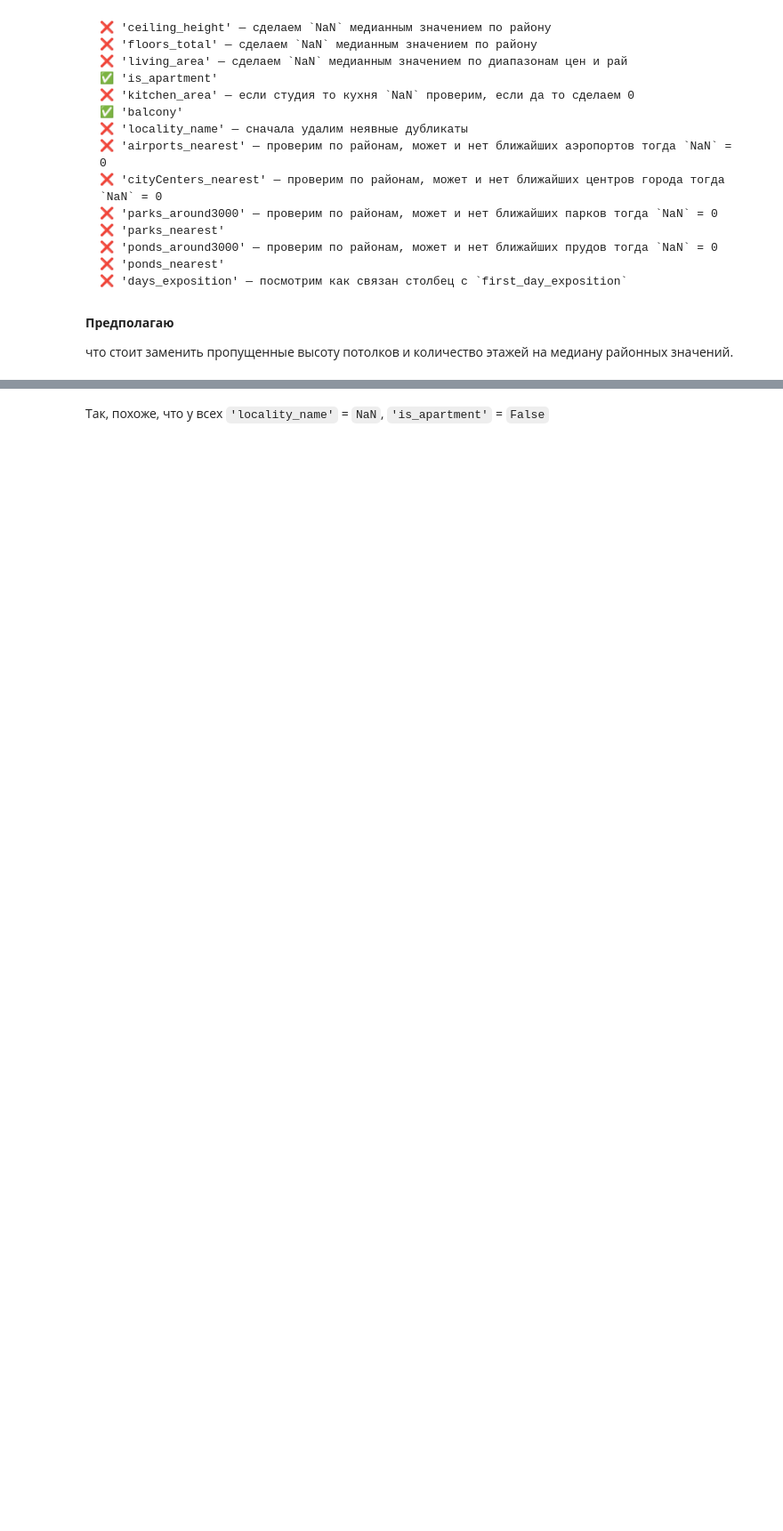
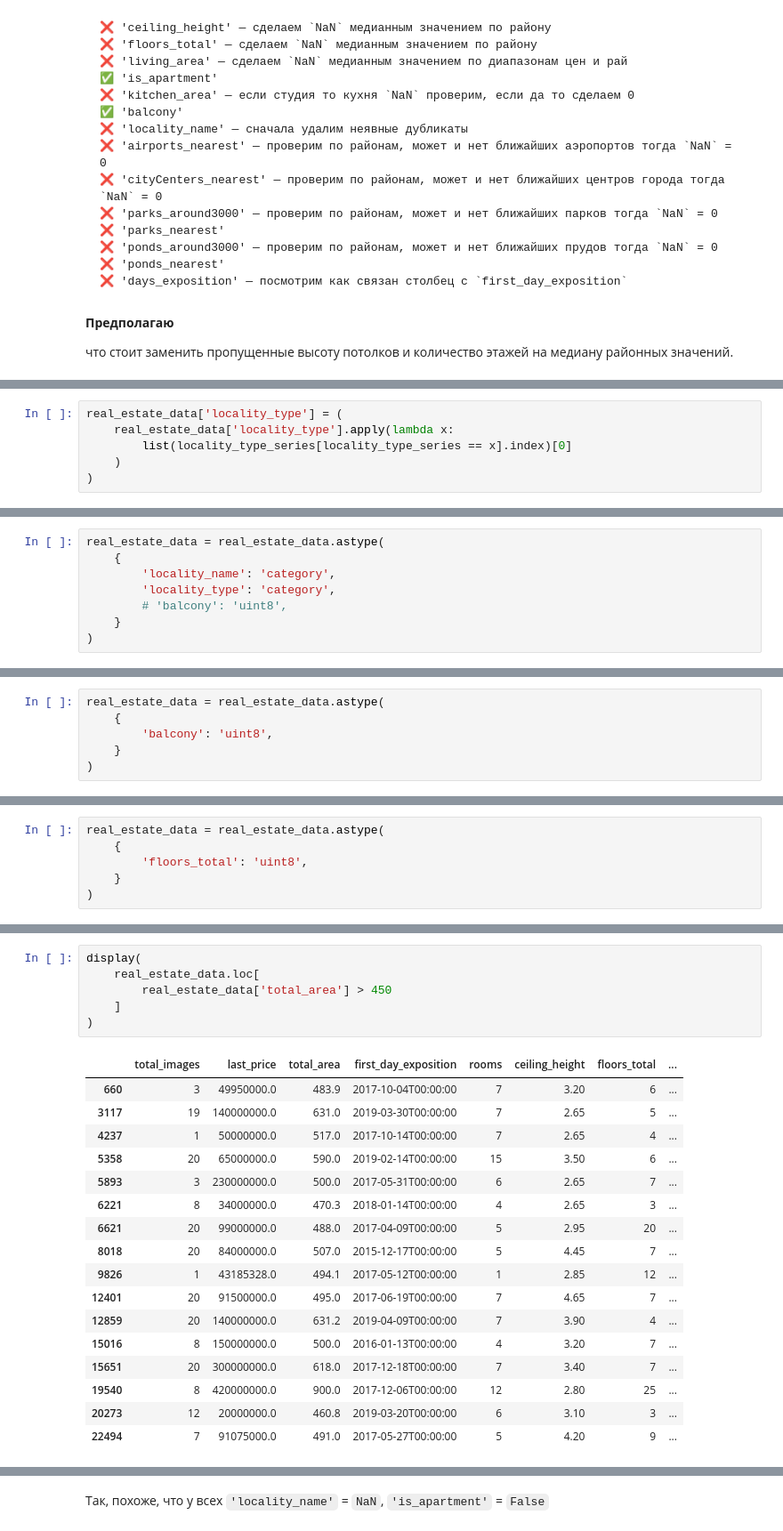
Before and after one commit to zabelin-ds/practicum, a Jupyter notebook: 03_project/real_estate_00.ipynb, the cells around one changed output, grey strips where cells are left out. Shown at 89% size. Saved outputs shown, nothing was run; the diff lists cells and outputs as text; blank space fills up the shorter version.

```diff
--- a/03_project/real_estate_00.ipynb
+++ b/03_project/real_estate_00.ipynb
@@ -167,0 +403,6 @@ array(['Санкт-Петербург', 'посёлок Шушары', 'горо
+# %%
+real_estate_data['locality_type'] = (
+    real_estate_data['locality_type'].apply(lambda x:
+        list(locality_type_series[locality_type_series == x].index)[0]
+    )
+)
@@ -167,0 +426,8 @@ array(['Санкт-Петербург', 'посёлок Шушары', 'горо
+# %%
+real_estate_data = real_estate_data.astype(
+    {
+        'locality_name': 'category',
+        'locality_type': 'category',
+        # 'balcony': 'uint8',
+    }
+)
@@ -167,0 +510,6 @@ array(['Санкт-Петербург', 'посёлок Шушары', 'горо
+# %%
+real_estate_data = real_estate_data.astype(
+    {
+        'balcony': 'uint8',
+    }
+)
@@ -167,0 +845,6 @@ array(['Санкт-Петербург', 'посёлок Шушары', 'горо
+# %%
+real_estate_data = real_estate_data.astype(
+    {
+        'floors_total': 'uint8',
+    }
+)
@@ -167,0 +874,24 @@ array(['Санкт-Петербург', 'посёлок Шушары', 'горо
+# %%
+display(
+    real_estate_data.loc[
+        real_estate_data['total_area'] > 450
+    ]
+)
+# %% [output]
+|  | total_images | last_price | total_area | first_day_exposition | rooms | ceiling_height | floors_total | ... |
+| 660 | 3 | 49950000.0 | 483.9 | 2017-10-04T00:00:00 | 7 | 3.20 | 6 | ... |
+| 3117 | 19 | 140000000.0 | 631.0 | 2019-03-30T00:00:00 | 7 | 2.65 | 5 | ... |
+| 4237 | 1 | 50000000.0 | 517.0 | 2017-10-14T00:00:00 | 7 | 2.65 | 4 | ... |
+| 5358 | 20 | 65000000.0 | 590.0 | 2019-02-14T00:00:00 | 15 | 3.50 | 6 | ... |
+| 5893 | 3 | 230000000.0 | 500.0 | 2017-05-31T00:00:00 | 6 | 2.65 | 7 | ... |
+| 6221 | 8 | 34000000.0 | 470.3 | 2018-01-14T00:00:00 | 4 | 2.65 | 3 | ... |
+| 6621 | 20 | 99000000.0 | 488.0 | 2017-04-09T00:00:00 | 5 | 2.95 | 20 | ... |
+| 8018 | 20 | 84000000.0 | 507.0 | 2015-12-17T00:00:00 | 5 | 4.45 | 7 | ... |
+| 9826 | 1 | 43185328.0 | 494.1 | 2017-05-12T00:00:00 | 1 | 2.85 | 12 | ... |
+| 12401 | 20 | 91500000.0 | 495.0 | 2017-06-19T00:00:00 | 7 | 4.65 | 7 | ... |
+| 12859 | 20 | 140000000.0 | 631.2 | 2019-04-09T00:00:00 | 7 | 3.90 | 4 | ... |
+| 15016 | 8 | 150000000.0 | 500.0 | 2016-01-13T00:00:00 | 4 | 3.20 | 7 | ... |
+| 15651 | 20 | 300000000.0 | 618.0 | 2017-12-18T00:00:00 | 7 | 3.40 | 7 | ... |
+| 19540 | 8 | 420000000.0 | 900.0 | 2017-12-06T00:00:00 | 12 | 2.80 | 25 | ... |
+| 20273 | 12 | 20000000.0 | 460.8 | 2019-03-20T00:00:00 | 6 | 3.10 | 3 | ... |
+| 22494 | 7 | 91075000.0 | 491.0 | 2017-05-27T00:00:00 | 5 | 4.20 | 9 | ... |
```
Also changed, not shown: parts of 96 cells of this notebook, 1 other file.
